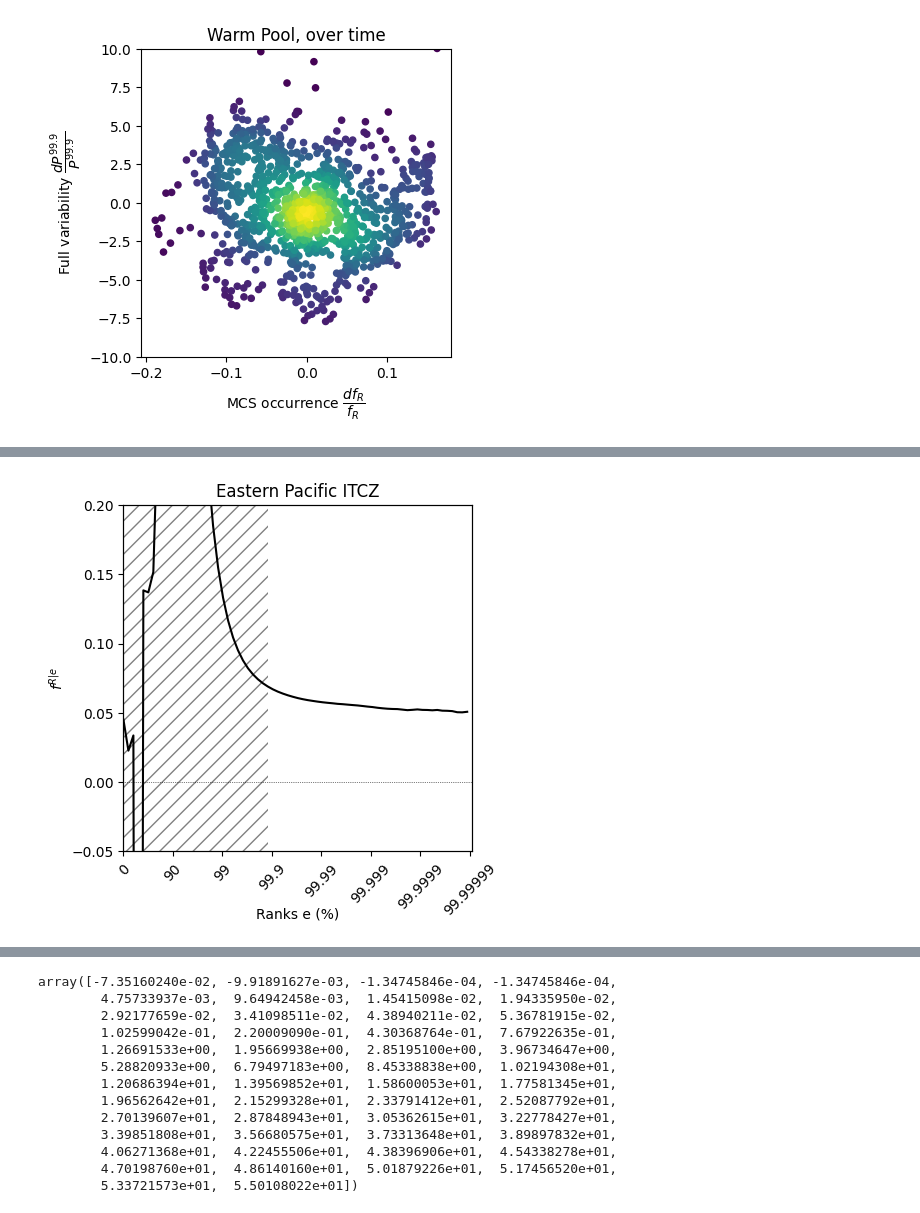
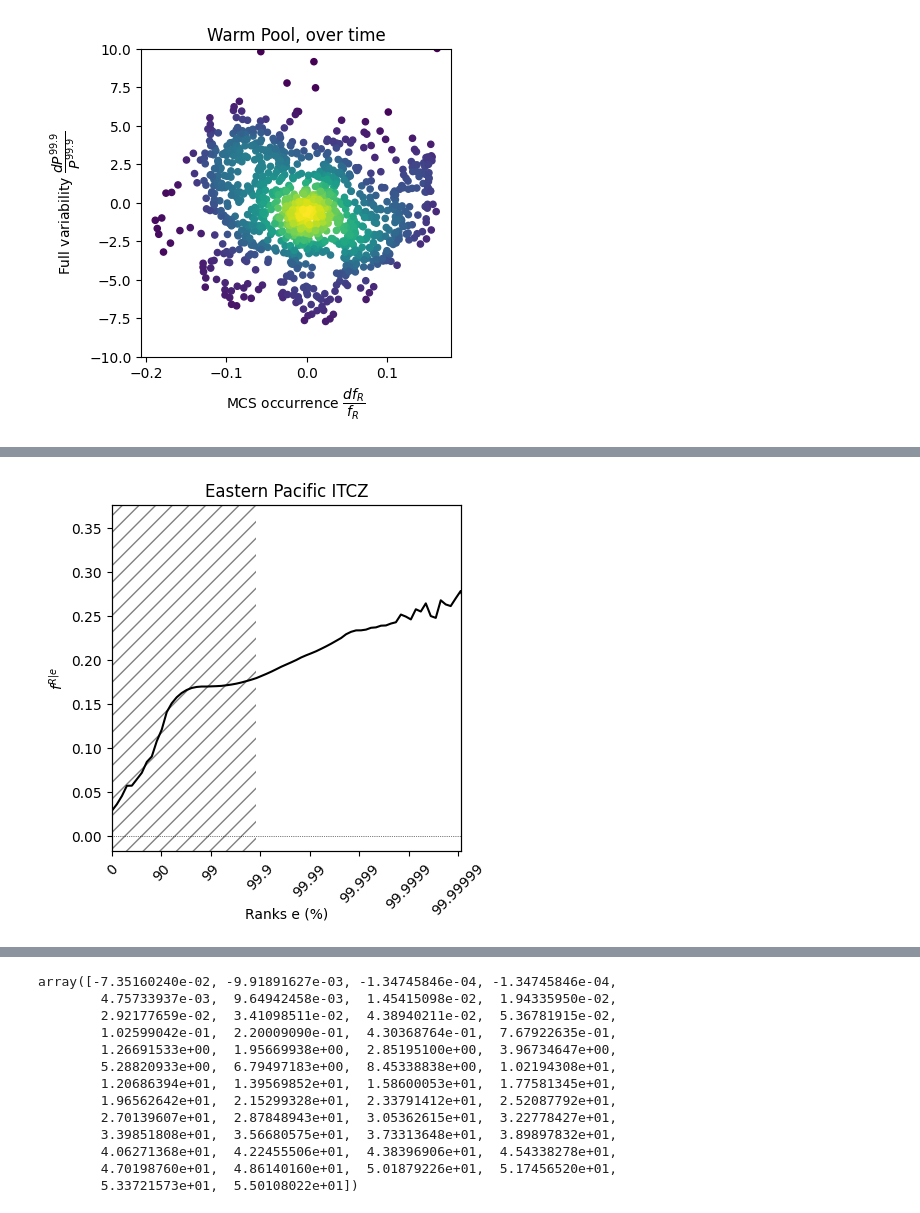
Before and after one commit to bfildier/explore-multiscale-extremes, a Jupyter notebook: scripts/exploreDYAMOND-SAM_regions.ipynb, the cells around one changed output, grey strips where cells are left out. Drawn from its saved outputs; the diff is of its cells as text; code cells hidden in the pictures.

Commit message:
contributions full equation EP -> WP

```diff
--- a/scripts/exploreDYAMOND-SAM_regions.ipynb
+++ b/scripts/exploreDYAMOND-SAM_regions.ipynb
@@ -264,6 +264,10 @@ f_R = np.mean(np.array([time_dist[i_t].frac for i_t in dict_cs[region].range_t])
 # compute ranks(f_R_e)
 f_R_e = f_e_R*f_R/f_e
 perc_R_e = f_R_e*perc_all
+# print value at rank
+rank_e = 99.9
+i_e = dist_all.indexOfRank(rank_e)
+print('f_R_e(P99.9) = ',f_R_e[i_e])
 
 # -- fit of distributions
 s_fit = slice(30,70)
@@ -276,10 +280,12 @@ def func(x,a,b):
     return a * x + b
 popt_all, pcov = curve_fit(func,x[s_fit],y_all[s_fit])
 popt_R, pcov = curve_fit(func,x[s_fit],y_R[s_fit])
-alpha_all = popt_all[0]
-alpha_WP = popt_R[0]
+alpha_all,beta_all = popt_all[0],popt_all[1]
+alpha_WP,beta_WP = popt_R[0],popt_R[1]
 print('slope alpha, all:',popt_all[0])
 print('slope alpha, R:',popt_R[0])
+print('slope beta, all:',popt_all[1])
+print('slope beta, R:',popt_R[1])
 
 #- set frame
 p1d.setFrame(ax,rankmin=0,rankmax=rankmax,xtickrotation=45) # in here, duplicate the outer axis for fixing independent frame
@@ -654,29 +653,44 @@ plt.show()
 # show f_R_e vs percentile rank
 
 # Same parameters as plot above
-region = warm_pool
-s_ranks = slice(0,70)
+region = eastern_pacific
+Npts = 70
+# s_ranks = slice(0,Npts)
+s_ranks = slice(None)
 
-# f^{e|R} = percentile of rain of rank e within masked area R
-mask = 'TOOCAN'
-dist = getattr(dict_cs[region],'dist_pr_%s'%mask)
-f_e_R = dist.percentiles[s_ranks]/100
-print(r'$f^{e|R}$ =',f_e_R)
 
-# f_R
-frac_over_time = np.array([time_dist[i_t].frac for i_t in dict_cs[region].range_t])
-f_R = np.mean(frac_over_time)
-print(r'$f_R$ =',f_R)
+# Full
+dist_all = dict_cs[warm_pool].dist_pr_all
+# in Region
+dist_R = getattr(dict_cs[warm_pool],'dist_pr_%s'%maskid)
 
-# f^e = percentile of rain of rank e within region
-mask = 'all'
-dist = getattr(dict_cs[region],'dist_pr_%s'%mask)
-f_e = dist.percentiles[s_ranks]/100
-print(r'$f^e$ =',f_e)
+# ranks
+dist_all = dict_cs[warm_pool].dist_pr_all
+ranks = dist_all.ranks[s_ranks]
+# ranks = dist_all.ranks
+rankmax = 99.99999
 
-# Resulting f^{R|e}
+###-- CAREFUL, need to implement f_R_e it with interpolation like on the first distribution figure,
+### otherwise calculation is wrong
+
+#~ P(f^e)
+perc_all = dist_all.percentiles
+perc_all[perc_all < 0] = 0
+f_e = 1-ranks/100
+
+#~ P(f^{e|R})
+perc_R = dist_R.percentiles
+perc_R[perc_R < 0] = 0
+
+#~ fraction of rain percentile within weather regime expressed as f_R_e*perc_all
+
+f_interp = si.interp1d(perc_R,1-ranks/100)
+f_e_R = f_interp(perc_all)
+# get f_R
+time_dist = getattr(dict_cs[region],'dict_dist_pr_%s_sliced'%maskid)
+f_R = np.mean(np.array([time_dist[i_t].frac for i_t in dict_cs[eastern_pacific].range_t]))
+# compute ranks(f_R_e)
 f_R_e = f_e_R*f_R/f_e
-print(r'$f^{R|e}$ =',f_R_e)
 
 #-- show
 
@@ -692,7 +706,7 @@ p1d.showData(ax,ranks[s_ranks],f_R_e,c='k',rankmin=0, rankmax = rankmax)
 # p1d.showData(ax,ranks,dfR_fR,c='r',rankmin=0, rankmax = rankmax)
 p1d.addXHatch(ax,ranks,[0,29])
 
-ax.set_ylim((-0.05,0.2))
+# ax.set_ylim((-0.05,0.2))
 
 #- labels
 ax.set_xlabel('Ranks e (%)',labelpad=40)
@@ -721 +718 @@ $f^{e|R}$ = [-7.34816939e-04 -4.99255955e-05 -1.00478530e-06  4.79160249e-05
-[figure, old version]
+[figure, new version]
```
Also changed, not shown: parts of 6 cells of this notebook, 4 other files.
